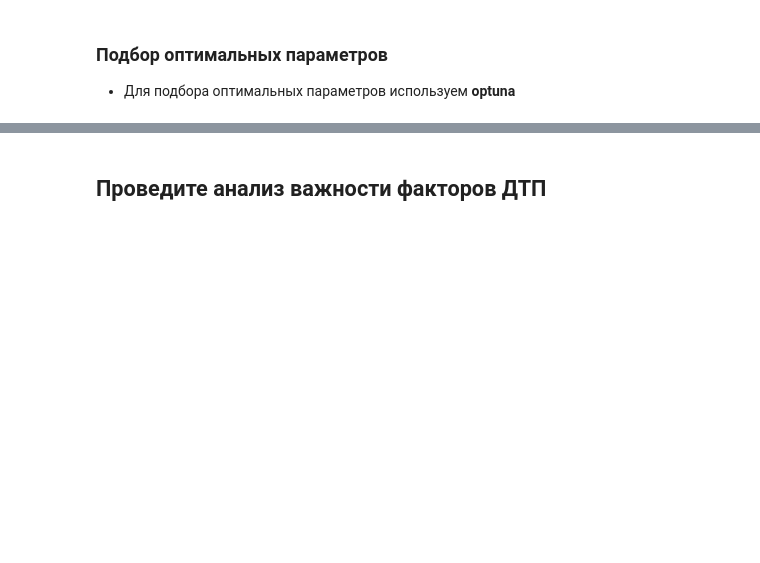
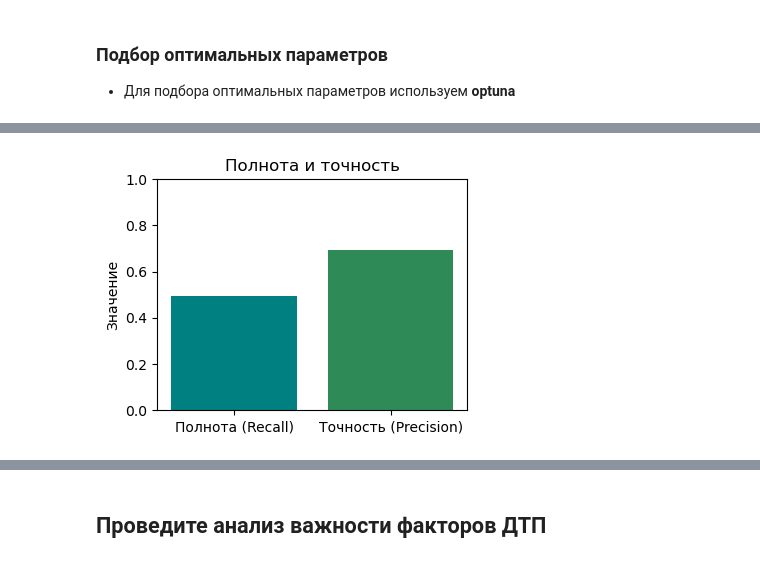
Before and after one commit to Denis-Mukhanov/road-accident-risk, a Jupyter notebook: road_accident_risk.ipynb, the cells around one changed output, grey strips where cells are left out. Cells and saved outputs as stored; diff of their text form; code cells hidden in the pictures; blank space fills up the shorter version.

```diff
--- a/road_accident_risk.ipynb
+++ b/road_accident_risk.ipynb
@@ -2365,0 +2412,10 @@ __Вывод:__
+# %%
+# визуализация полноты и точности
+plt.figure(figsize=(4, 3))
+plt.bar(['Полнота (Recall)', 'Точность (Precision)'], [recall, precision], color=['teal', 'seagreen'])
+plt.ylim(0, 1)
+plt.ylabel('Значение')
+plt.title('Полнота и точность')
+plt.show()
+# %% [output]
+[figure, added]
```
Also changed, not shown: parts of 52 cells of this notebook.
